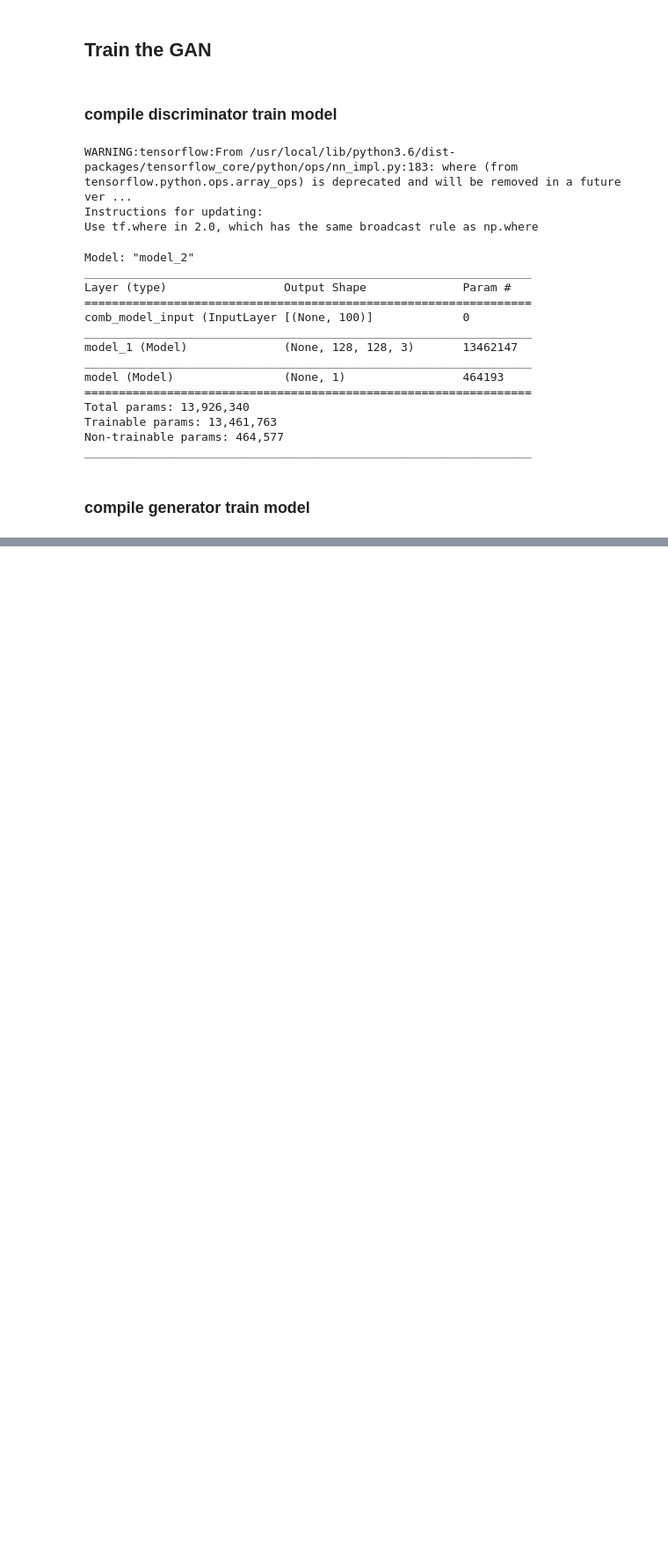
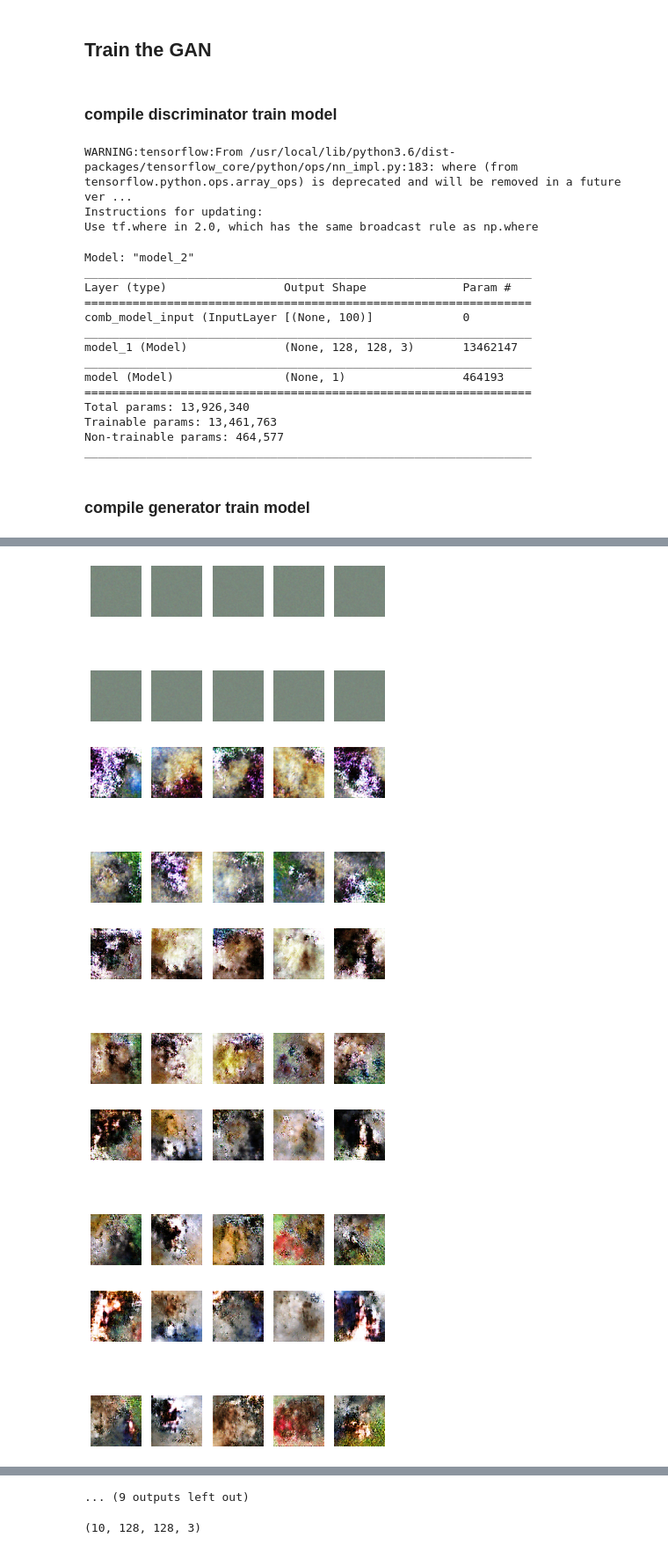
Before and after one commit to Masao-Taketani/various_GANs_analysis, a Jupyter notebook: dcgan.ipynb, the cells around one changed output, grey strips where cells are left out. Shown at 88% size. Cells and saved outputs as stored; diff of their text form; code cells hidden in the pictures; blank space fills up the shorter version.

```diff
--- a/dcgan.ipynb
+++ b/dcgan.ipynb
@@ -74,3 +50,5 @@ print(len(tfrecords_list))
+# %%
+data_path = "tfrecords/whole_dogs_data.tfrecord"
 # %%
 def parse(example):
     features = tf.parse_single_example(
@@ -90,6 +68,6 @@ def iterator(tfrecord_path, num_data):
     iterator = dataset.make_one_shot_iterator()
 
     X = iterator.get_next()
-    X = tf.reshape(X, [-1, img_size * img_size * channel_size])
+    X = tf.reshape(X, [-1, img_size, img_size, channel_size])
 
     return X
@@ -113,0 +74,4 @@ Use `for ... in dataset:` to iterate over a dataset. If using `tf.estimator`, re
+# %%
+x_train = iterator(data_path, 20579)
+x_train = tf.Session().run(x_train)
+x_train.shape
@@ -317,16 +290,17 @@ def plot_generated_imgs(rows, cols, noises, it, gen_model):
     for row in range(rows):
         for col in range(cols):
             try:
-                axs[row, col].imshow(gen_imgs[ith_img,:,:,0], cmap="gray")
+                axs[row, col].imshow(gen_imgs[ith_img,:,:,:])
                 axs[row, col].axis("off")
                 ith_img += 1
             except IndexError:
-                axs[col].imshow(gen_imgs[ith_img,:,:,0], cmap="gray")
+                axs[col].imshow(gen_imgs[ith_img,:,:,:])
                 axs[col].axis("off")
                 ith_img += 1
 # %%
 iterations = 20_000
-rows, cols = 1, 5
+rows, cols = 2, 5
+np.random.seed(7)
 noises = np.random.normal(0, 1, (rows * cols, z_dims))
 
 print("[training log]")
@@ -340,7 +314,7 @@ for it in range(iterations):
           (it, disc_loss[0], 100 * disc_loss[1], gen_loss[0], gen_loss[1]))
         plot_generated_imgs(rows, cols, noises, it, gen_model)
 
-print("[5 generated images for each 1000th iteration]")
+print("[10 generated images for each 1000th iteration]")
 # %% [output]
 [training log]
 WARNING:tensorflow:Discrepancy between trainable weights and collected trainable weights, did you set `model.trainable` without calling `model.compile` after ?
@@ -361,0 +336,5 @@ iteration:  15000
+[figure, added]
+[figure, added]
+[figure, added]
+[figure, added]
+[figure, added]
@@ -361,0 +347,7 @@ iteration:  15000
+... (9 outputs left out)
+# %%
+gen_imgs = gen_model.predict(noises)
+gen_imgs = 0.5 * gen_imgs + 0.5
+gen_imgs.shape
+# %% [output]
+(10, 128, 128, 3)
```
Also changed, not shown: parts of 7 cells of this notebook.
